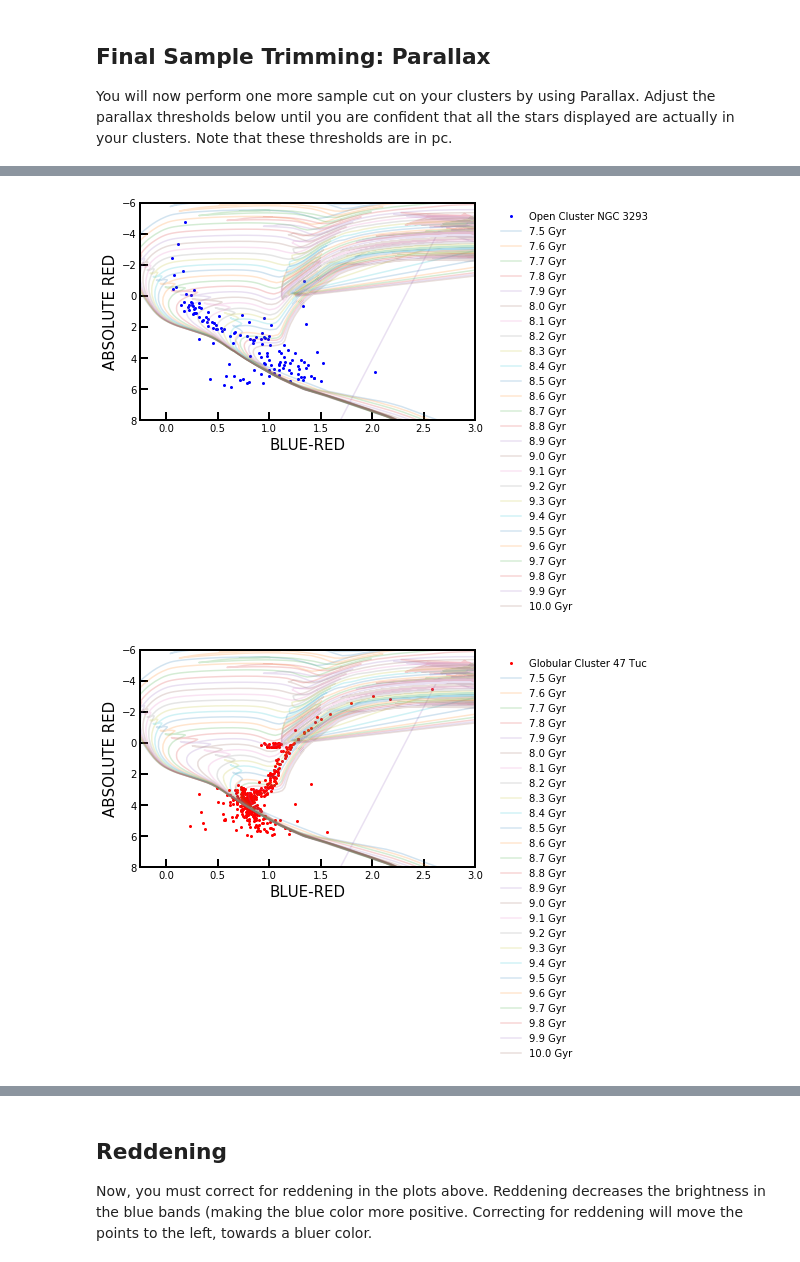
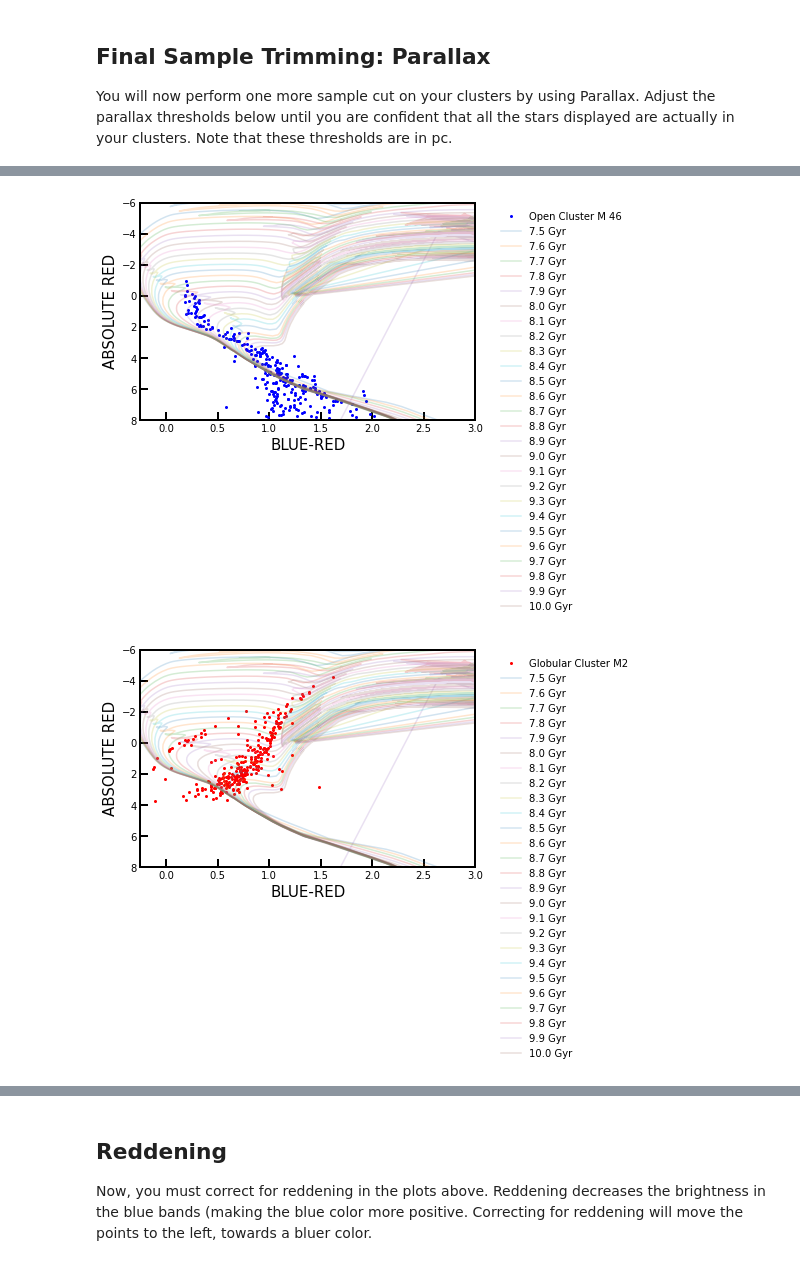
Before and after one commit to vvildfire/ASTR-591-Age-of-Clusters, a Jupyter notebook: Age of Clusters-Final-2021.ipynb, the cells around one changed output, grey strips where cells are left out. Saved outputs shown, nothing was run; the diff lists cells and outputs as text; code cells hidden in the pictures.

```diff
--- a/Age of Clusters-Final-2021.ipynb
+++ b/Age of Clusters-Final-2021.ipynb
@@ -459,52 +635,52 @@ plt.close()
 #We know from the assignment directions that the x axis is a color difference (blue - red)
 #We also know the y axis is only the brightness in the red band, that's easier so let's start there
 
-#STUDENT CUSTOMIZES CLUSTER RADIUS HERE
-cutoff_radius=0.05 #degrees
+#Cluster: M46
+cutoff_radius=0.06 #degrees
 
 #STUDENT CUSTOMIZES PARALLAX RANGE HERE
 lower_cutoff_parallax=0.3
-upper_cutoff_parallax=0.5
+upper_cutoff_parallax=0.65
 
 
-open_y_red=data['phot_rp_mean_mag'][(distance_from_open < cutoff_radius) & (data['parallax'] > lower_cutoff_parallax) & (data['parallax'] < upper_cutoff_parallax)]
-open_x_bmr=data['phot_bp_mean_mag'][(distance_from_open < cutoff_radius) & (data['parallax'] > lower_cutoff_parallax) & (data['parallax'] < upper_cutoff_parallax)]-data['phot_rp_mean_mag'][(distance_from_open < cutoff_radius) & (data['parallax'] > lower_cutoff_parallax) & (data['parallax'] < upper_cutoff_parallax)]
+open_y_red=data['phot_rp_mean_mag'][(distance_from_M46 < cutoff_radius) & (data['parallax'] > lower_cutoff_parallax) & (data['parallax'] < upper_cutoff_parallax)]
+open_x_bmr=data['phot_bp_mean_mag'][(distance_from_M46 < cutoff_radius) & (data['parallax'] > lower_cutoff_parallax) & (data['parallax'] < upper_cutoff_parallax)]-data['phot_rp_mean_mag'][(distance_from_M46 < cutoff_radius) & (data['parallax'] > lower_cutoff_parallax) & (data['parallax'] < upper_cutoff_parallax)]
 
 #STUDENT CUSTOMIZES CLUSTER DISTANCE HERE
-open_cluster_distance=2750 #pc
-abs_open_y_red=[absolute_M(x,open_cluster_distance) for x in open_y_red]
+M46_distance=1656 #pc
+abs_open_y_red=[absolute_M(x,M46_distance) for x in open_y_red]
 
 fig = plt.figure()
 ax = fig.add_subplot(111)
 
 #Plot the color and magnitude values here!  Make sure to change the points label to be your chosen cluster
-plt.plot(open_x_bmr,abs_open_y_red,'bo',markersize=2,label='Open Cluster NGC 3293')
+plt.plot(open_x_bmr,abs_open_y_red,'bo',markersize=2,label='Open Cluster M 46')
 
 #For each diffrently aged line:
 for i in range(len(age_list)):
     #plot the lines corresponding the red absolute magntiude and blue-red color differences of each individually aged isochrone
     plt.plot(iso_GBP_GRP[ages == age_list[i]],iso_GRP[ages == age_list[i]],marker='',linestyle='-',label=str(age_list[i])+' Gyr',alpha=0.2)
 
 
 #Astronomy is weird, so here I set y axis to be inverted.  Answer this in question 1.3!
 plt.axis([-0.25, 3,8, -6])
 
 #Whole bunch of formatting lines below to make things look nicer, use for your own plots in other works!
 plt.legend(loc=2,prop={'size':10},frameon=False, bbox_to_anchor=(1.05, 1))
 plt.setp(ax.spines.values(), linewidth=2) #Set's outer border thickness
 ax.get_yaxis().set_tick_params(which='both',direction='in') #Sets the tick marks to face inwards
 ax.get_xaxis().set_tick_params(which='both',direction='in')
 plt.xlabel('BLUE-RED',fontsize=15)
 plt.ylabel('ABSOLUTE RED',fontsize=15)
 plt.tick_params(which='major', length=8, width=2) #Customize the size of tick marks
 plt.tick_params(which='minor', length=3, width=2)
 
 #Next we want to see the plot we made
 plt.show()
-#fig.savefig('parallax_isochrone_abs_open_cluster_color_mag_diagram.pdf', dpi=800)  #Take away the first # at the beginning of this line to save as a pdf!
+fig.savefig('parallax_isochrone_abs_M46_color_mag_diagram.pdf', dpi=800)  #Take away the first # at the beginning of this line to save as a pdf!
 plt.close()
 # %% [output]
-[figure, old version]
+[figure, new version]
 # %%
 #Let's figure out the arrays we need for our x and y axes
 
@@ -512,27 +688,24 @@ plt.close()
 #We also know the x axis is only the brightness in the red band, that's easier so let's start there
 
 
-
-
-
-#STUDENT CUSTOMIZES CLUSTER RADIUS HERE
-cutoff_radius=0.15 #degrees
+#Cluster: M2
+cutoff_radius=0.08 #degrees
 
 #STUDENT CUSTOMIZES CLUSTER PARALLAX RANGE HERE
-lower_cutoff_parallax=0.1
-upper_cutoff_parallax=0.3
-globular_y_red=data['phot_rp_mean_mag'][(distance_from_globular < cutoff_radius) & (data['parallax'] > lower_cutoff_parallax) & (data['parallax'] < upper_cutoff_parallax)]
-globular_x_bmr=data['phot_bp_mean_mag'][(distance_from_globular < cutoff_radius) & (data['parallax'] > lower_cutoff_parallax) & (data['parallax'] < upper_cutoff_parallax)]-data['phot_rp_mean_mag'][(distance_from_globular < cutoff_radius) & (data['parallax'] > lower_cutoff_parallax) & (data['parallax'] < upper_cutoff_parallax)]
+lower_cutoff_parallax=0.01
+upper_cutoff_parallax=0.9
+globular_y_red=data['phot_rp_mean_mag'][(distance_from_M2 < cutoff_radius) & (data['parallax'] > lower_cutoff_parallax) & (data['parallax'] < upper_cutoff_parallax)]
+globular_x_bmr=data['phot_bp_mean_mag'][(distance_from_M2 < cutoff_radius) & (data['parallax'] > lower_cutoff_parallax) & (data['parallax'] < upper_cutoff_parallax)]-data['phot_rp_mean_mag'][(distance_from_M2 < cutoff_radius) & (data['parallax'] > lower_cutoff_parallax) & (data['parallax'] < upper_cutoff_parallax)]
 
 #STUDENT CUSTOMIZES CLUSTER DISTANCE HERE
-globular_cluster_distance=4001 #pc
-abs_globular_y_red=[absolute_M(x,globular_cluster_distance) for x in globular_y_red]
+M2_distance=16863 #pc
+abs_globular_y_red=[absolute_M(x,M2_distance) for x in globular_y_red]
 
 fig = plt.figure()
 ax = fig.add_subplot(111)
 
 #Plot the color and magnitude values here!  Make sure to change the points label to be your chosen cluster
-plt.plot(globular_x_bmr,abs_globular_y_red,'ro',markersize=2,label='Globular Cluster 47 Tuc')
+plt.plot(globular_x_bmr,abs_globular_y_red,'ro',markersize=2,label='Globular Cluster M2')
 
 #For each diffrently aged line:
 for i in range(len(age_list)):
@@ -555,7 +728,7 @@ plt.tick_params(which='minor', length=3, width=2)
 
 #Next we want to see the plot we made
 plt.show()
-#fig.savefig('parallax_globular_cluster_color_mag_diagram.pdf', dpi=800)  #Take away the first # at the beginning of this line to save as a pdf!
+fig.savefig('parallax_isochrone_abs_M2_color_mag_diagram.pdf', dpi=800)  #Take away the first # at the beginning of this line to save as a pdf!
 plt.close()
 # %% [output]
-[figure, old version]
+[figure, new version]
```
Also changed, not shown: parts of 11 cells of this notebook.
